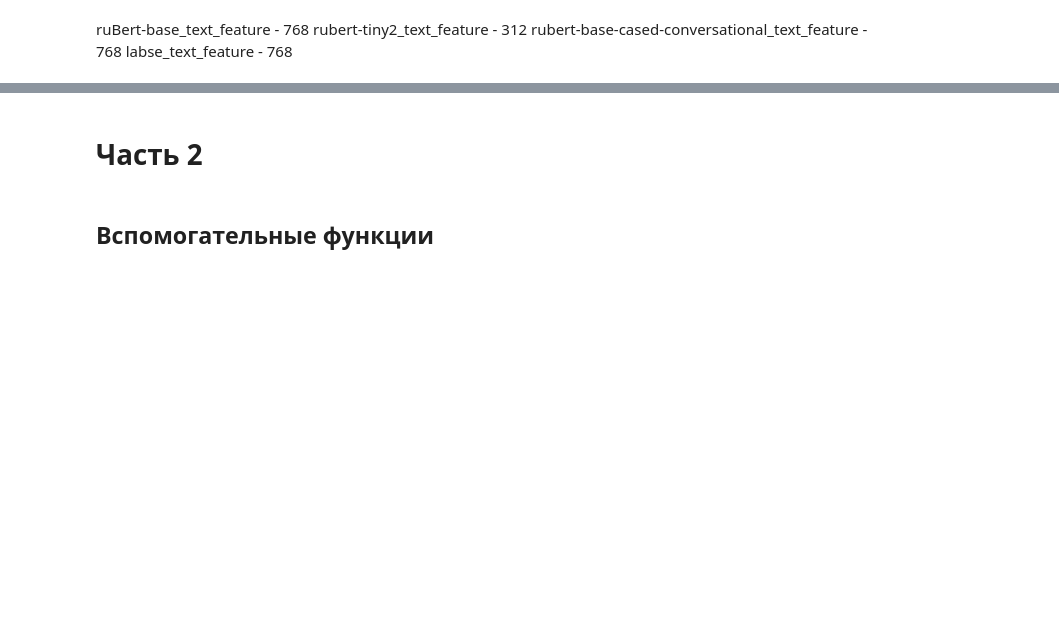
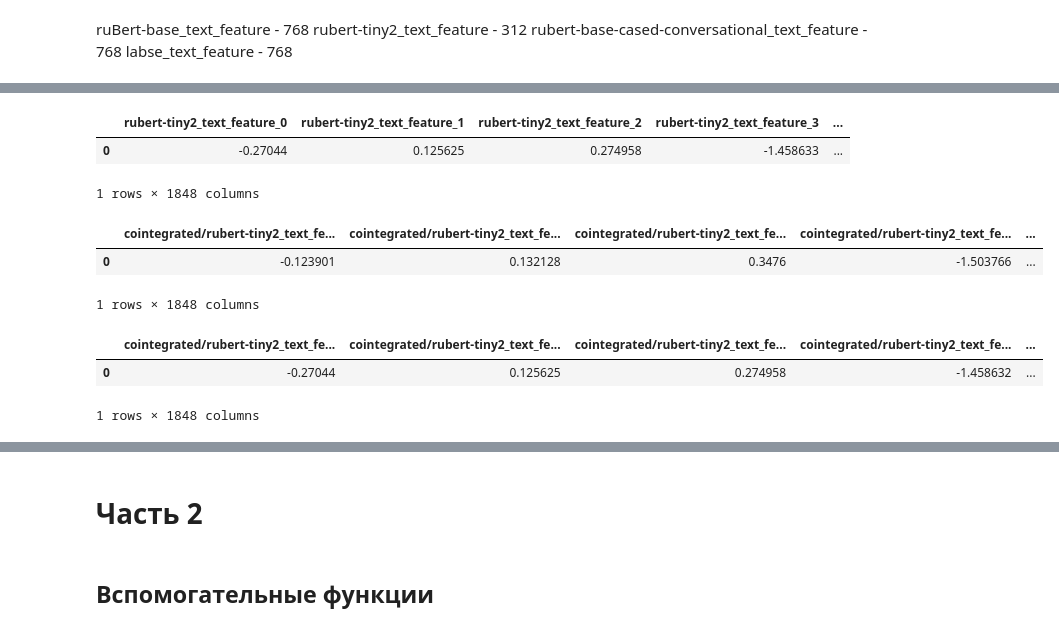
Before and after one commit to Denis-R-V/Topic_classifier, a Jupyter notebook: notebooks/Train.ipynb, the cells around one changed output, grey strips where cells are left out. Cells and saved outputs as stored; diff of their text form; code cells hidden in the pictures; blank space fills up the shorter version.

```diff
--- a/notebooks/Train.ipynb
+++ b/notebooks/Train.ipynb
@@ -263,0 +162,14 @@ sentence-transformers/LaBSE
+# %%
+display(train_full.iloc[:1, 770:])
+display(train_False_True_4_llm_tiny2_512.iloc[:1, 770:])
+display(train_False_True_4_llm_tiny2_2048.iloc[:1, 770:])
+# %% [output]
+|  | rubert-tiny2_text_feature_0 | rubert-tiny2_text_feature_1 | rubert-tiny2_text_feature_2 | rubert-tiny2_text_feature_3 | ... |
+| 0 | -0.27044 | 0.125625 | 0.274958 | -1.458633 | ... |
+1 rows × 1848 columns
+|  | cointegrated/rubert-tiny2_text_fe... | cointegrated/rubert-tiny2_text_fe... | cointegrated/rubert-tiny2_text_fe... | cointegrated/rubert-tiny2_text_fe... | ... |
+| 0 | -0.123901 | 0.132128 | 0.3476 | -1.503766 | ... |
+1 rows × 1848 columns
+|  | cointegrated/rubert-tiny2_text_fe... | cointegrated/rubert-tiny2_text_fe... | cointegrated/rubert-tiny2_text_fe... | cointegrated/rubert-tiny2_text_fe... | ... |
+| 0 | -0.27044 | 0.125625 | 0.274958 | -1.458632 | ... |
+1 rows × 1848 columns
```
Also changed, not shown: parts of 22 cells of this notebook, 10 other files.
